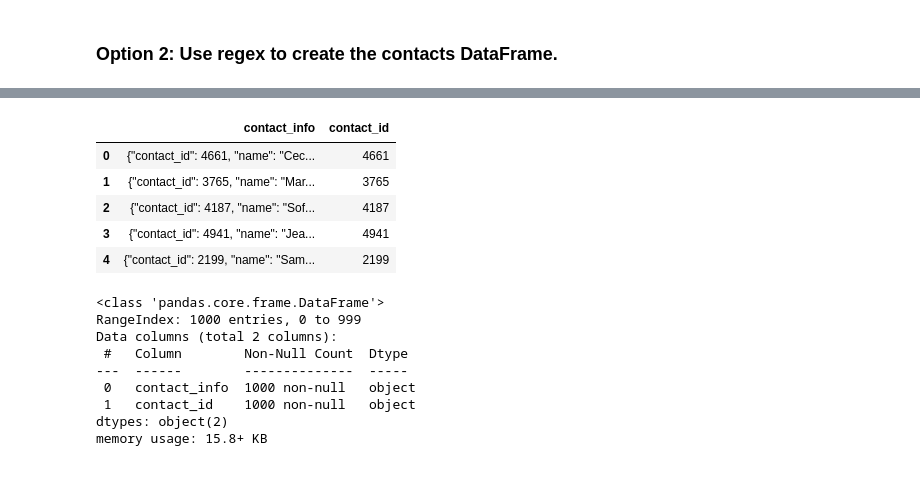
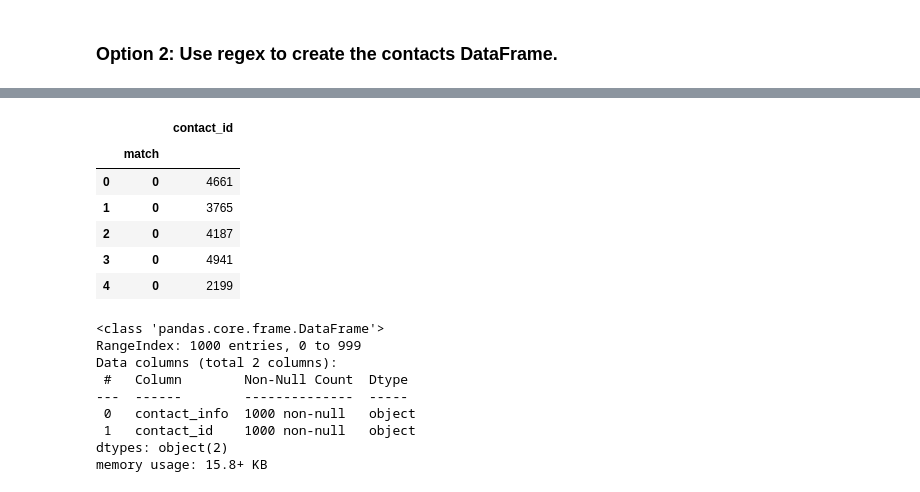
Before and after one commit to MohammedRizwan-1/Data-Extract-Transform-Load-Project, a Jupyter notebook: ETL_Mini_Project_Starter_Code.ipynb, the cells around one changed output, grey strips where cells are left out. Drawn from its saved outputs; the diff is of its cells as text; code cells hidden in the pictures.

```diff
--- a/ETL_Mini_Project_Starter_Code.ipynb
+++ b/ETL_Mini_Project_Starter_Code.ipynb
@@ -430,0 +425,5 @@ contact_info_df_copy.head()
+# %%
+contact_info_df_copy = pd.read_excel('Resources/contacts.xlsx', skiprows=[0,1,2,3],header=None)
+contact_info_df_copy.columns = ['contact_info']
+
+contact_info_df_copy.head()
@@ -431,12 +437,17 @@ contact_info_df_copy.head()
 # %%
 # Extract the four-digit contact ID number.
+p ='(\d{4})'
+contact_id_num = contact_info_df_copy['contact_info'].str.extractall(p)
+contact_id_num.columns = ['contact_id']
+contact_id_num.head()
 # %% [output]
-|  | contact_info | contact_id |
-| 0 | {"contact_id": 4661, "name": "Cec... | 4661 |
-| 1 | {"contact_id": 3765, "name": "Mar... | 3765 |
-| 2 | {"contact_id": 4187, "name": "Sof... | 4187 |
-| 3 | {"contact_id": 4941, "name": "Jea... | 4941 |
-| 4 | {"contact_id": 2199, "name": "Sam... | 2199 |
+|  |  | contact_id |
+|  | match |  |
+| 0 | 0 | 4661 |
+| 1 | 0 | 3765 |
+| 2 | 0 | 4187 |
+| 3 | 0 | 4941 |
+| 4 | 0 | 2199 |
 # %%
 # Check the datatypes.
 # %% [output]
```
Also changed, not shown: parts of 12 cells of this notebook.
